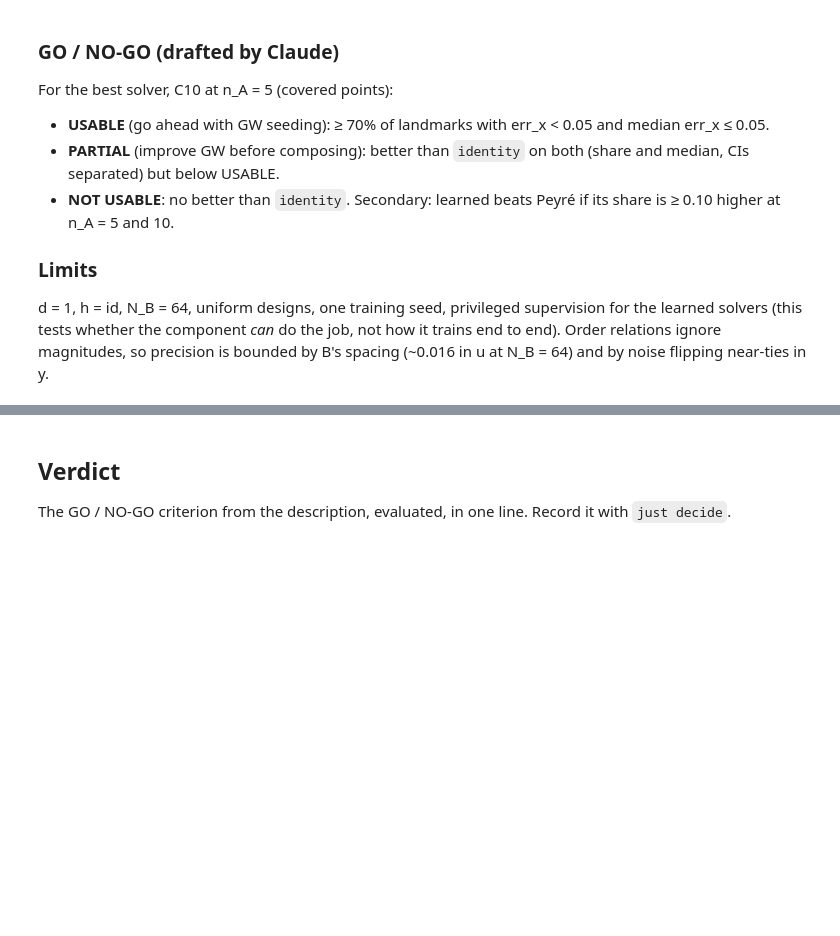
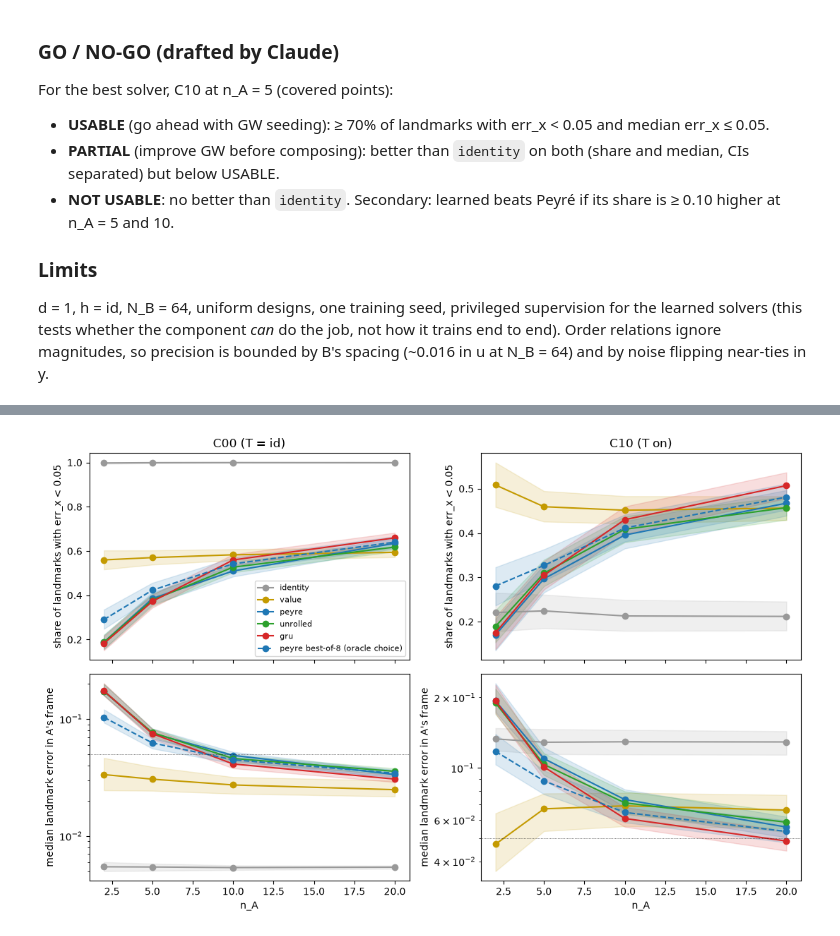
Before and after one commit to timruhkopf/meta-pfn, a Jupyter notebook: notebooks/06_2026-10-26_gwonly.ipynb, the cells around one changed output, grey strips where cells are left out. Drawn from its saved outputs; the diff is of its cells as text; code cells hidden in the pictures; blank space fills up the shorter version.

Commit message:
gwonly pilot: snapshots, notebook 06 results (NOT USABLE: order-only GW 0.31 vs value baseline 0.46 at C10, n_A=5), log §1, track record (#13)
Co-Authored-By: Claude Opus 5.5 <noreply@anthropic.com>

```diff
--- a/notebooks/06_2026-10-26_gwonly.ipynb
+++ b/notebooks/06_2026-10-26_gwonly.ipynb
@@ -106,3 +174,8 @@ show_header(snap)  # how it was run + configuration, generated from the snapshot
 # %%
-# Aggregates use DONE members only; n_failed / n_started / n_missing say what is not in them yet.
-summarize(snap.runs, "<metric>")
+ev = pd.concat([s.table("eval") for s in snaps.values()], ignore_index=True)
+sm = summary(ev)
+order = ["identity", "value", "peyre", "unrolled", "gru", "peyre_oracle_k"]
+sm["method"] = pd.Categorical(sm.method, order)
+show = sm.sort_values(["cell", "n_a", "method"])
+pd.set_option("display.width", 200)
+show[["cell", "n_a", "method", "share", "share_lo", "share_hi", "med_err_x", "med_lo", "med_hi", "mass", "covered_frac"]].round(3)
@@ -109,4 +200,23 @@ summarize(snap.runs, "<metric>")
-# %% [markdown]
-## Verdict
-
-The GO / NO-GO criterion from the description, evaluated, in one line. Record it with `just decide`.
+# %%
+colors = {"identity": "#999999", "value": "#c49a00", "peyre": "#1f77b4", "unrolled": "#2ca02c", "gru": "#d62728",
+          "peyre_oracle_k": "#1f77b4"}
+fig, axes = plt.subplots(2, 2, figsize=(11, 7), sharex=True)
+for j, cell in enumerate(["C00", "C10"]):
+    for m in order:
+        d = sm.loc[(sm.cell == cell) & (sm.method == m)].sort_values("n_a")
+        ls = "--" if m == "peyre_oracle_k" else "-"
+        lab = "peyre best-of-8 (oracle choice)" if m == "peyre_oracle_k" else m
+        axes[0, j].plot(d.n_a, d.share, ls, marker="o", color=colors[m], label=lab)
+        axes[0, j].fill_between(d.n_a, d.share_lo, d.share_hi, color=colors[m], alpha=0.15)
+        axes[1, j].plot(d.n_a, d.med_err_x, ls, marker="o", color=colors[m])
+        axes[1, j].fill_between(d.n_a, d.med_lo, d.med_hi, color=colors[m], alpha=0.15)
+    axes[0, j].set_title(f"{cell} ({'T = id' if cell == 'C00' else 'T on'})")
+    axes[0, j].set_ylabel("share of landmarks with err_x < 0.05")
+    axes[1, j].set_ylabel("median landmark error in A's frame")
+    axes[1, j].axhline(0.05, color="k", lw=0.5, ls=":")
+    axes[1, j].set_yscale("log")
+    axes[1, j].set_xlabel("n_A")
+axes[0, 0].legend(fontsize=8)
+fig.tight_layout()
+# %% [output]
+[figure, added]
```
Also changed, not shown: parts of 9 cells of this notebook, 37 other files.
